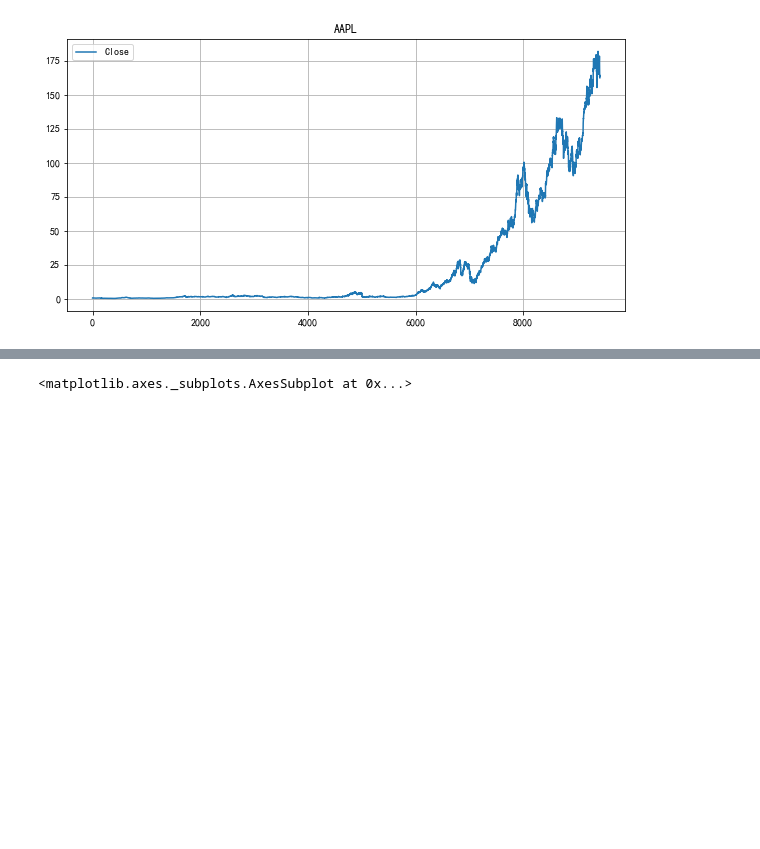
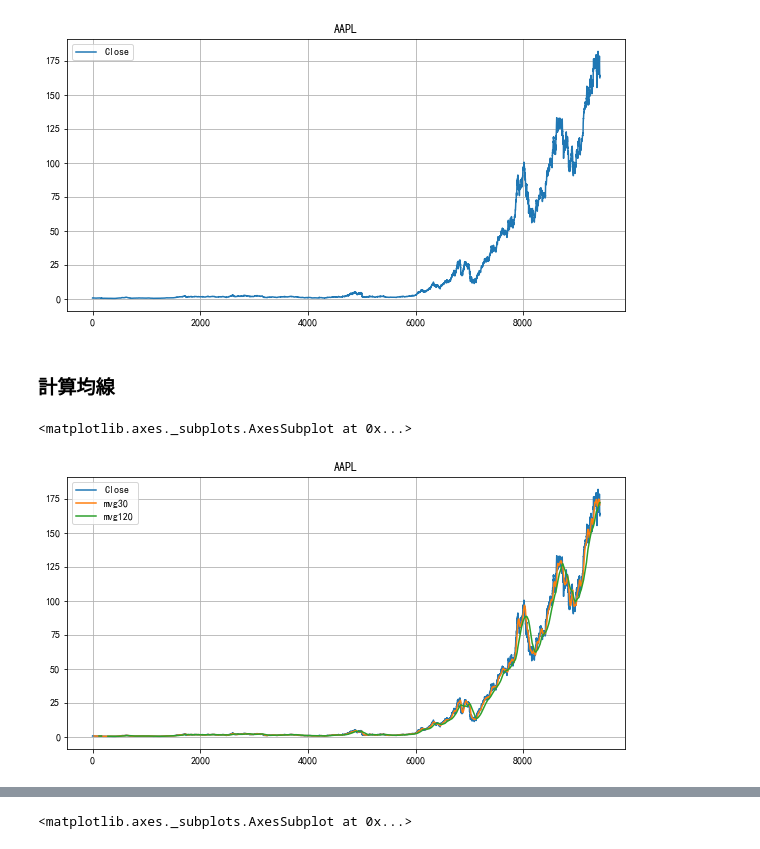
Before and after one commit to ywchiu/tibamepy, a Jupyter notebook: Demo20180428.ipynb, the cells around one changed output, grey strips where cells are left out. Saved outputs shown, nothing was run; the diff lists cells and outputs as text; code cells hidden in the pictures; blank space fills up the shorter version.

```diff
--- a/Demo20180428.ipynb
+++ b/Demo20180428.ipynb
@@ -452,5 +454,16 @@ AAPL['Close'].plot(kind = 'line', figsize=[10,5],title="AAPL",legend=True,grid=T
 Populating the interactive namespace from numpy and matplotlib
 <matplotlib.axes._subplots.AxesSubplot at 0x...>
 [figure]
+# %% [markdown]
+### 計算均線
+# %%
+AAPL['mvg30'] = AAPL['Close'].rolling(window = 30).mean()
+# %%
+AAPL['mvg120'] = AAPL['Close'].rolling(window = 120).mean()
+# %%
+AAPL[['Close', 'mvg30', 'mvg120']].plot(kind = 'line', figsize=[10,5],title="AAPL",legend=True,grid=True)
+# %% [output]
+<matplotlib.axes._subplots.AxesSubplot at 0x...>
+[figure, added]
 # %%
 %pylab inline
```
Also changed, not shown: parts of 21 cells of this notebook.
